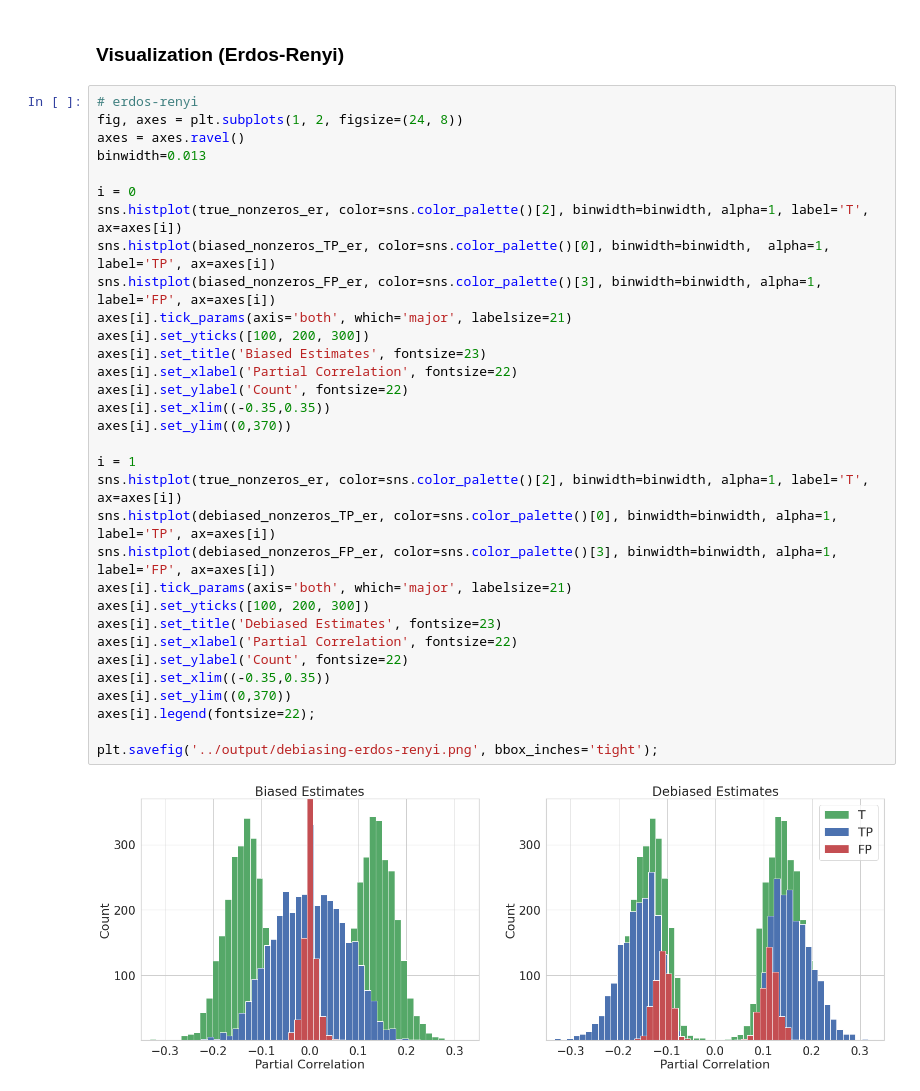
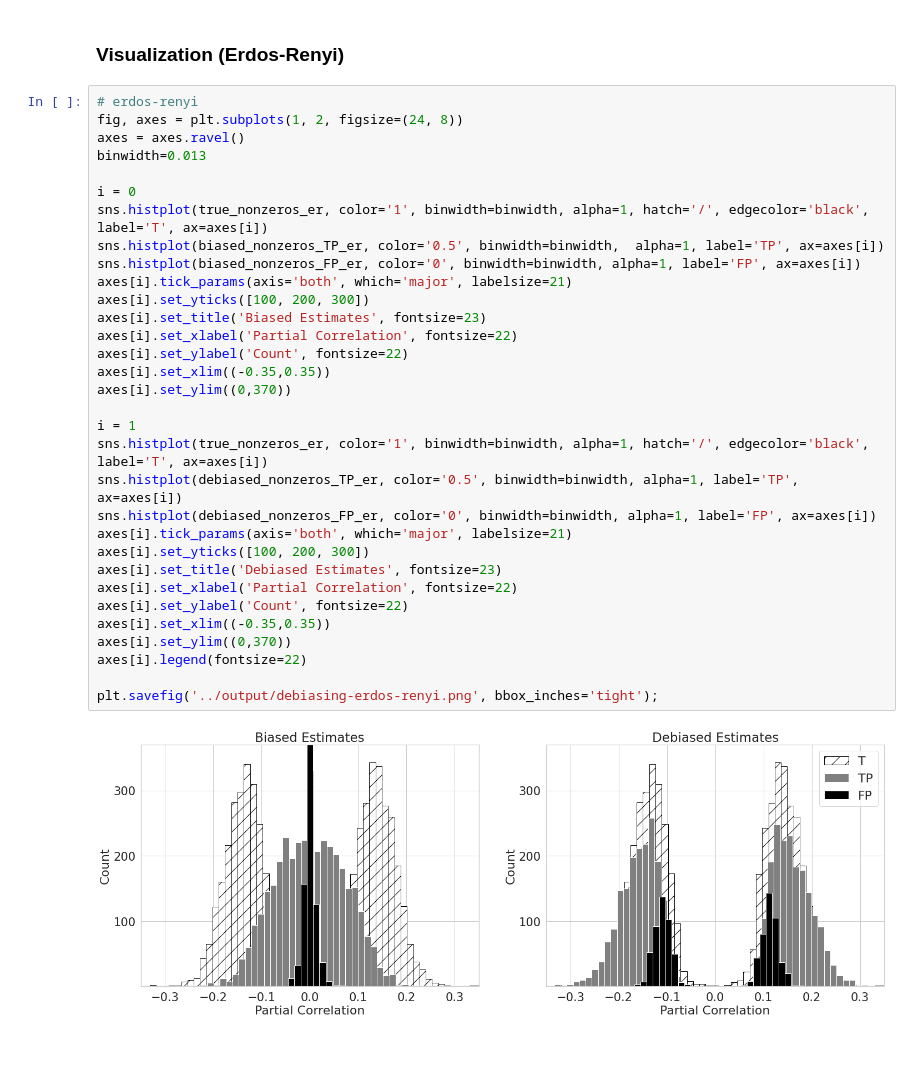
Before and after one commit to jinacfunderburk/accord-reproducibility-testing, a Jupyter notebook: simulation-debiasing/simulation-debiasing.ipynb, the cells around one changed output. Drawn from its saved outputs; the diff is of its cells as text; blank space fills up the shorter version.

Commit message:
figure update2

```diff
--- a/simulation-debiasing/simulation-debiasing.ipynb
+++ b/simulation-debiasing/simulation-debiasing.ipynb
@@ -276,34 +276,34 @@ plt.savefig('../output/debiasing-hub-network.png', bbox_inches='tight');
 # %%
 # erdos-renyi
 fig, axes = plt.subplots(1, 2, figsize=(24, 8))
 axes = axes.ravel()
 binwidth=0.013
 
 i = 0
-sns.histplot(true_nonzeros_er, color=sns.color_palette()[2], binwidth=binwidth, alpha=1, label='T', ax=axes[i])
-sns.histplot(biased_nonzeros_TP_er, color=sns.color_palette()[0], binwidth=binwidth,  alpha=1, label='TP', ax=axes[i])
-sns.histplot(biased_nonzeros_FP_er, color=sns.color_palette()[3], binwidth=binwidth, alpha=1, label='FP', ax=axes[i])
+sns.histplot(true_nonzeros_er, color='1', binwidth=binwidth, alpha=1, hatch='/', edgecolor='black', label='T', ax=axes[i])
+sns.histplot(biased_nonzeros_TP_er, color='0.5', binwidth=binwidth,  alpha=1, label='TP', ax=axes[i])
+sns.histplot(biased_nonzeros_FP_er, color='0', binwidth=binwidth, alpha=1, label='FP', ax=axes[i])
 axes[i].tick_params(axis='both', which='major', labelsize=21)
 axes[i].set_yticks([100, 200, 300])
 axes[i].set_title('Biased Estimates', fontsize=23)
 axes[i].set_xlabel('Partial Correlation', fontsize=22)
 axes[i].set_ylabel('Count', fontsize=22)
 axes[i].set_xlim((-0.35,0.35))
 axes[i].set_ylim((0,370))
 
 i = 1
-sns.histplot(true_nonzeros_er, color=sns.color_palette()[2], binwidth=binwidth, alpha=1, label='T', ax=axes[i])
-sns.histplot(debiased_nonzeros_TP_er, color=sns.color_palette()[0], binwidth=binwidth, alpha=1, label='TP', ax=axes[i])
-sns.histplot(debiased_nonzeros_FP_er, color=sns.color_palette()[3], binwidth=binwidth, alpha=1, label='FP', ax=axes[i])
+sns.histplot(true_nonzeros_er, color='1', binwidth=binwidth, alpha=1, hatch='/', edgecolor='black', label='T', ax=axes[i])
+sns.histplot(debiased_nonzeros_TP_er, color='0.5', binwidth=binwidth, alpha=1, label='TP', ax=axes[i])
+sns.histplot(debiased_nonzeros_FP_er, color='0', binwidth=binwidth, alpha=1, label='FP', ax=axes[i])
 axes[i].tick_params(axis='both', which='major', labelsize=21)
 axes[i].set_yticks([100, 200, 300])
 axes[i].set_title('Debiased Estimates', fontsize=23)
 axes[i].set_xlabel('Partial Correlation', fontsize=22)
 axes[i].set_ylabel('Count', fontsize=22)
 axes[i].set_xlim((-0.35,0.35))
 axes[i].set_ylim((0,370))
-axes[i].legend(fontsize=22);
+axes[i].legend(fontsize=22)
 
 plt.savefig('../output/debiasing-erdos-renyi.png', bbox_inches='tight');
 # %% [output]
-[figure, old version]
+[figure, new version]
```
Also changed, not shown: parts of 1 cell of this notebook, 5 other files.
